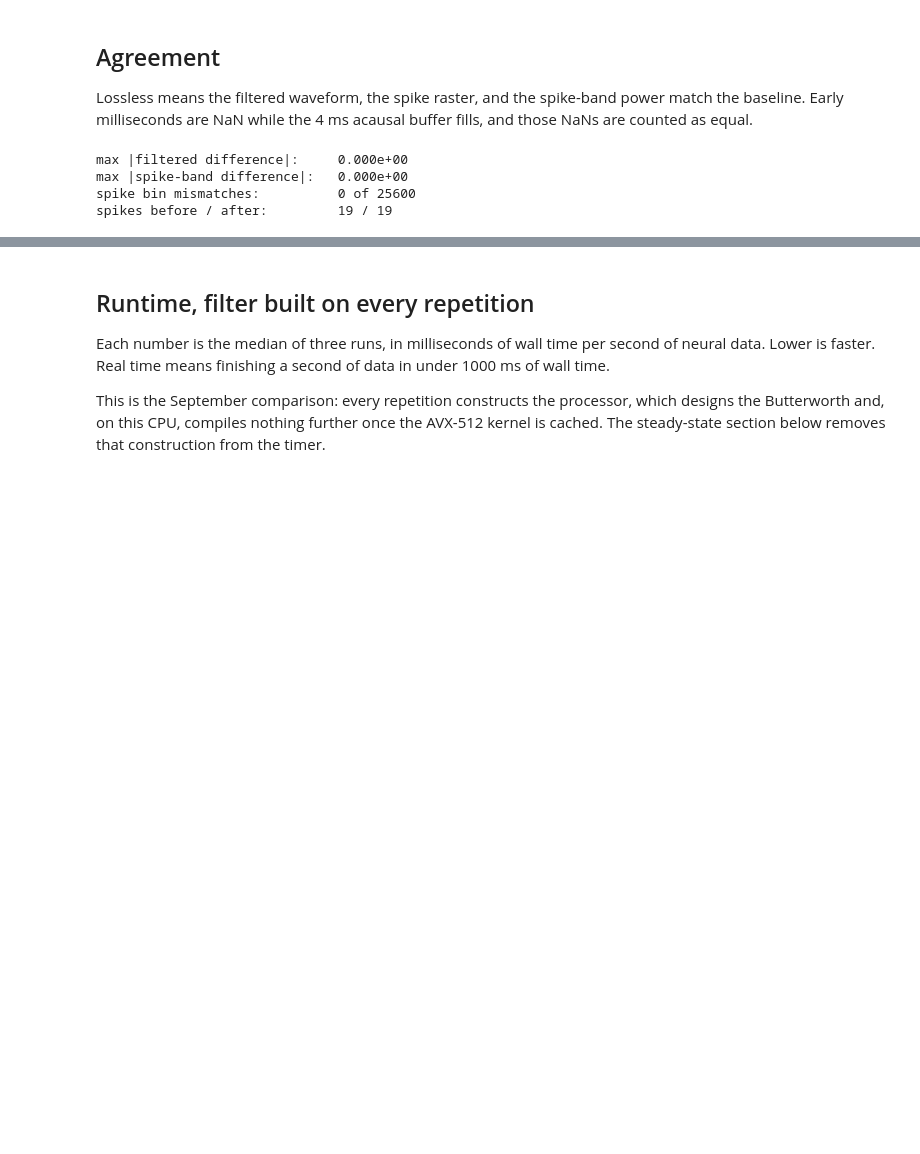
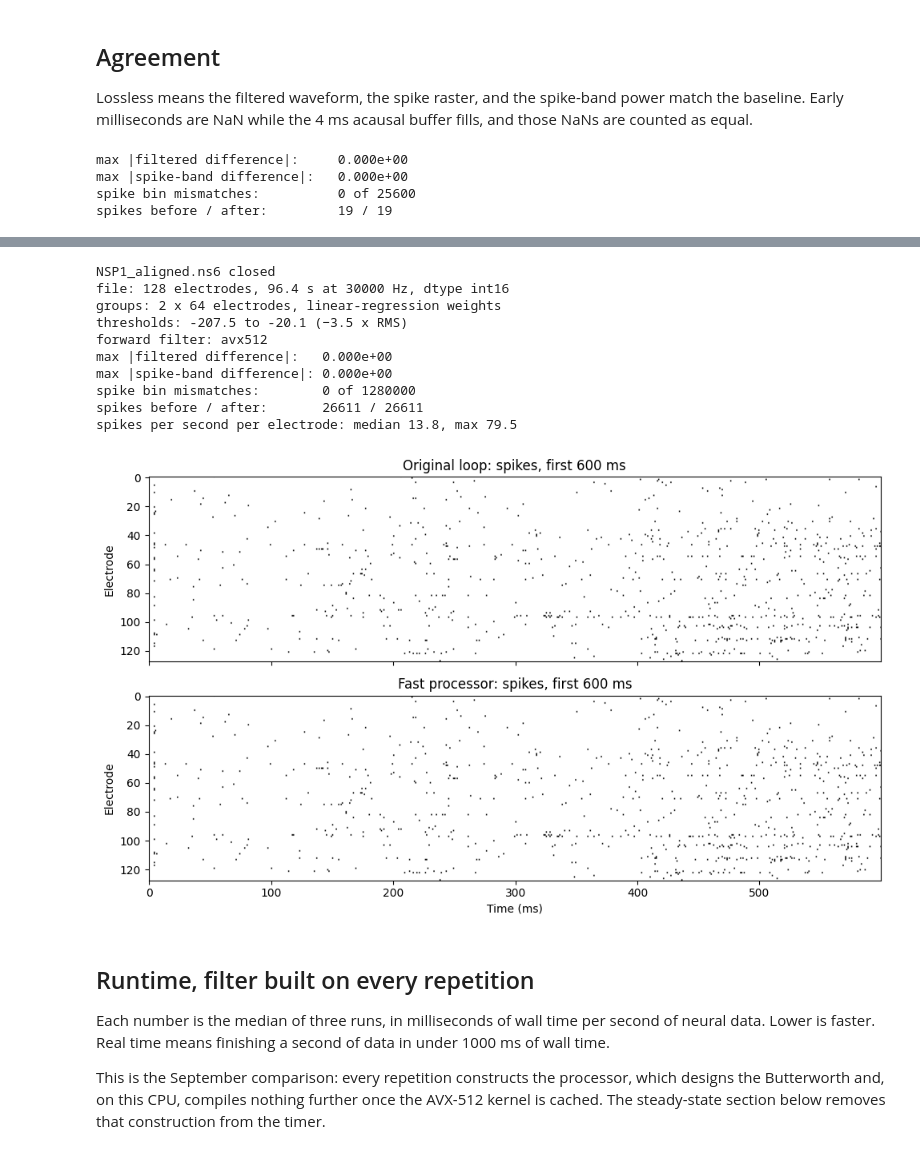
Before and after one commit to bsrihan/neurostream, a Jupyter notebook: notebooks/09-21_optimizations.ipynb, the cells around one changed output, grey strips where cells are left out. Drawn from its saved outputs; the diff is of its cells as text; code cells hidden in the pictures; blank space fills up the shorter version.

```diff
--- a/notebooks/09-21_optimizations.ipynb
+++ b/notebooks/09-21_optimizations.ipynb
@@ -206,3 +215,73 @@ spikes before / after:         19 / 19
+# %%
+import json
+import os
+
+REAL_NS6 = "../data/NSP1_aligned.ns6"
+REAL_PARAMS = "../data/NSP1_aligned_params.json"
+REAL_SECONDS = 10
+real = None
+
+if not (os.path.exists(REAL_NS6) and os.path.exists(REAL_PARAMS)):
+    print("Real recording not found.")
+    print("  ./scripts/fetch_example_data.sh")
+    print("  cd notebooks && python calc_params.py -f ../data/NSP1_aligned.ns6 "
+          "-o ../data/NSP1_aligned_params.json -t -3.5 --reref lrr -d 60")
+else:
+    import brpylib
+
+    with Section("real recording: load"):
+        file_params = json.load(open(REAL_PARAMS))
+        real_reref = np.array(file_params["rereference_parameters"])
+        real_thr = np.array(file_params["thresholds"]).reshape(-1, 1)
+        real_groups = [list(g) for g in file_params["reref_groups"]]
+        nsx = brpylib.NsxFile(REAL_NS6)
+        real_raw_all = nsx.getdata()["data"][0]
+        nsx.close()
+        real_rate = float(file_params["sample_rate"])
+        real_raw = real_raw_all[:, :REAL_SECONDS * int(real_rate)]
+    print(f"file: {real_raw_all.shape[0]} electrodes, {real_raw_all.shape[1] / real_rate:.1f} s at {real_rate:.0f} Hz, dtype {real_raw_all.dtype}")
+    print(f"groups: {len(real_groups)} x {len(real_groups[0])} electrodes, linear-regression weights")
+    print(f"thresholds: {real_thr.min():.1f} to {real_thr.max():.1f} (−3.5 x RMS)")
+
+    with Section("real recording: original loop"):
+        real_before = quiet(lambda: run_baseline(real_raw, real_reref, real_thr))
+    with Section("real recording: fast processor"):
+        real_proc, real_after = quiet(lambda: run_optimized(
+            real_raw, real_reref, real_thr, real_groups,
+            per_array_threads=False, per_channel_threads=False))
+
+    real = dict(raw=real_raw, params=real_reref, thr=real_thr, groups=real_groups)
+    print(f"forward filter: {real_proc.forward_impl}")
+    print(f"max |filtered difference|:   {np.nanmax(np.abs(real_after.filtered - real_before[0])):.3e}")
+    print(f"max |spike-band difference|: {np.nanmax(np.abs(real_after.spike_band_power - real_before[2])):.3e}")
+    print(f"spike bin mismatches:        {int(np.sum(real_after.spikes != real_before[1]))} of {real_before[1].size}")
+    print(f"spikes before / after:       {int(real_before[1].sum())} / {int(real_after.spikes.sum())}")
+    rates = real_after.spikes.sum(axis=1) / REAL_SECONDS
+    print(f"spikes per second per electrode: median {np.median(rates):.1f}, max {rates.max():.1f}")
+
+    show = slice(0, 600)
+    fig, axes = plt.subplots(2, 1, figsize=(10, 6), sharex=True)
+    axes[0].imshow(real_before[1][:, show], aspect="auto", cmap="binary")
+    axes[0].set_title("Original loop: spikes, first 600 ms")
+    axes[0].set_ylabel("Electrode")
+    axes[1].imshow(real_after.spikes[:, show], aspect="auto", cmap="binary")
+    axes[1].set_title("Fast processor: spikes, first 600 ms")
+    axes[1].set_xlabel("Time (ms)")
+    axes[1].set_ylabel("Electrode")
+    fig.tight_layout()
+    plt.show()
+# %% [output]
+NSP1_aligned.ns6 closed
+file: 128 electrodes, 96.4 s at 30000 Hz, dtype int16
+groups: 2 x 64 electrodes, linear-regression weights
+thresholds: -207.5 to -20.1 (−3.5 x RMS)
+forward filter: avx512
+max |filtered difference|:   0.000e+00
+max |spike-band difference|: 0.000e+00
+spike bin mismatches:        0 of 1280000
+spikes before / after:       26611 / 26611
+spikes per second per electrode: median 13.8, max 79.5
+[figure, added]
 # %% [markdown]
 ## Runtime, filter built on every repetition
 
```
Also changed, not shown: parts of 11 cells of this notebook, 3 other files.
